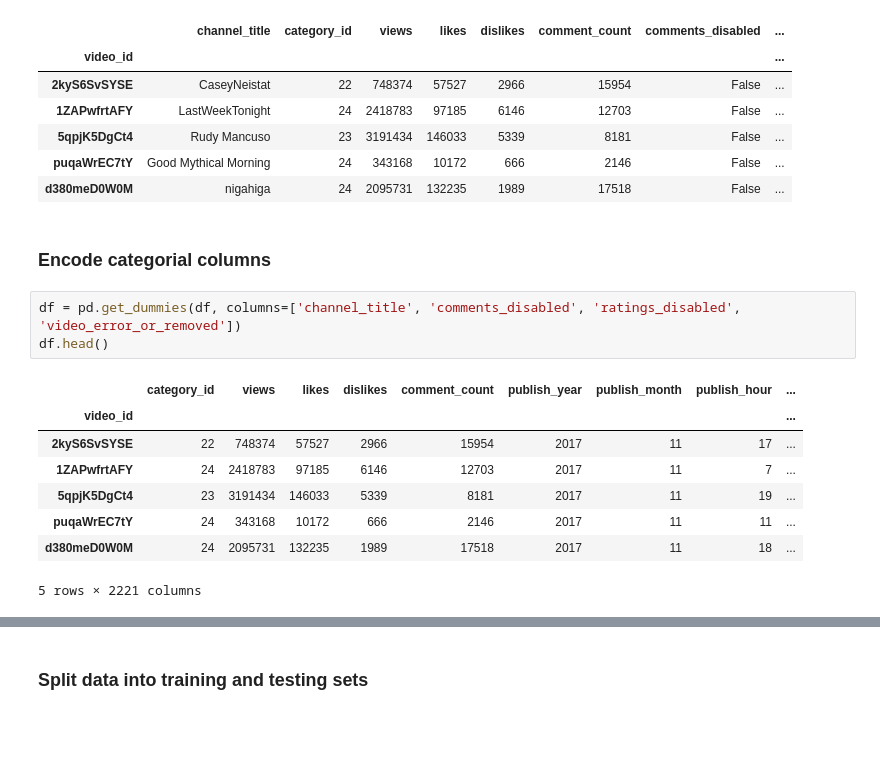
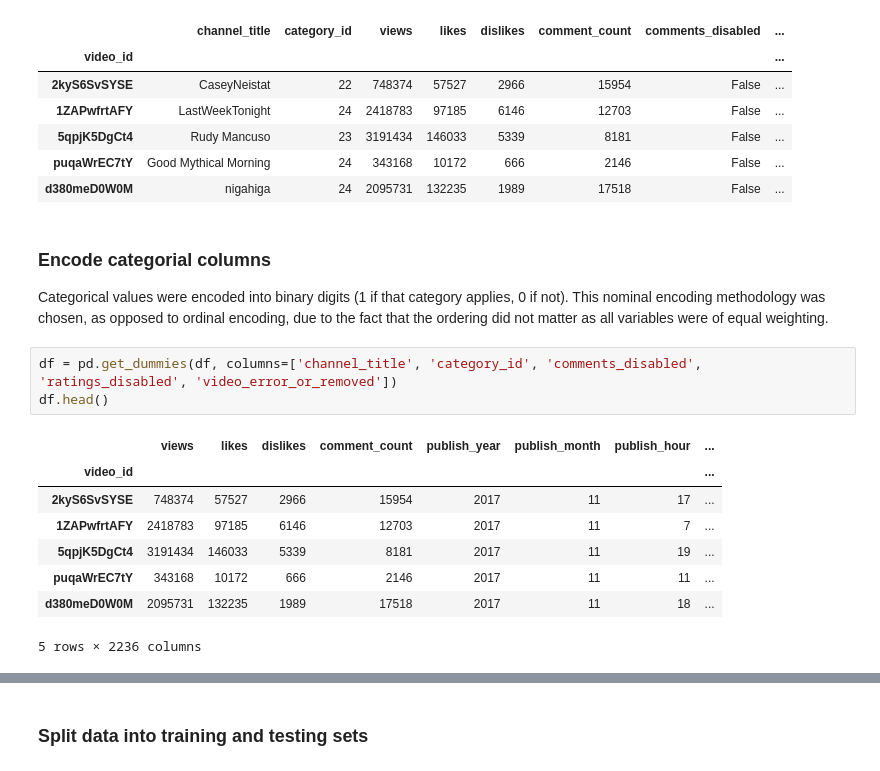
Before and after one commit to asrmnto/2020-MSA-AI-Project, a Jupyter notebook: msa_ai.ipynb, the cells around one changed output, grey strips where cells are left out. Drawn from its saved outputs; the diff is of its cells as text; blank space fills up the shorter version.

```diff
--- a/msa_ai.ipynb
+++ b/msa_ai.ipynb
@@ -79,17 +76,19 @@ df.head()
 | 5qpjK5DgCt4 | Rudy Mancuso | 23 | 3191434 | 146033 | 5339 | 8181 | False | ... |
 | puqaWrEC7tY | Good Mythical Morning | 24 | 343168 | 10172 | 666 | 2146 | False | ... |
 | d380meD0W0M | nigahiga | 24 | 2095731 | 132235 | 1989 | 17518 | False | ... |
-# %% [markdown]
-### Encode categorial columns
+# %% [markdown]
+### Encode categorial columns
+
+Categorical values were encoded into binary digits (1 if that category applies, 0 if not). This nominal encoding methodology was chosen, as opposed to ordinal encoding, due to the fact that the ordering did not matter as all variables were of equal weighting.
 # %%
-df = pd.get_dummies(df, columns=['channel_title', 'comments_disabled', 'ratings_disabled', 'video_error_or_removed'])
+df = pd.get_dummies(df, columns=['channel_title', 'category_id', 'comments_disabled', 'ratings_disabled', 'video_error_or_removed'])
 df.head()
 # %% [output]
-|  | category_id | views | likes | dislikes | comment_count | publish_year | publish_month | publish_hour | ... |
-| video_id |  |  |  |  |  |  |  |  | ... |
-| 2kyS6SvSYSE | 22 | 748374 | 57527 | 2966 | 15954 | 2017 | 11 | 17 | ... |
-| 1ZAPwfrtAFY | 24 | 2418783 | 97185 | 6146 | 12703 | 2017 | 11 | 7 | ... |
-| 5qpjK5DgCt4 | 23 | 3191434 | 146033 | 5339 | 8181 | 2017 | 11 | 19 | ... |
-| puqaWrEC7tY | 24 | 343168 | 10172 | 666 | 2146 | 2017 | 11 | 11 | ... |
-| d380meD0W0M | 24 | 2095731 | 132235 | 1989 | 17518 | 2017 | 11 | 18 | ... |
+|  | views | likes | dislikes | comment_count | publish_year | publish_month | publish_hour | ... |
+| video_id |  |  |  |  |  |  |  | ... |
+| 2kyS6SvSYSE | 748374 | 57527 | 2966 | 15954 | 2017 | 11 | 17 | ... |
+| 1ZAPwfrtAFY | 2418783 | 97185 | 6146 | 12703 | 2017 | 11 | 7 | ... |
+| 5qpjK5DgCt4 | 3191434 | 146033 | 5339 | 8181 | 2017 | 11 | 19 | ... |
+| puqaWrEC7tY | 343168 | 10172 | 666 | 2146 | 2017 | 11 | 11 | ... |
+| d380meD0W0M | 2095731 | 132235 | 1989 | 17518 | 2017 | 11 | 18 | ... |
-5 rows × 2221 columns
+5 rows × 2236 columns
```
Also changed, not shown: parts of 21 cells of this notebook.
